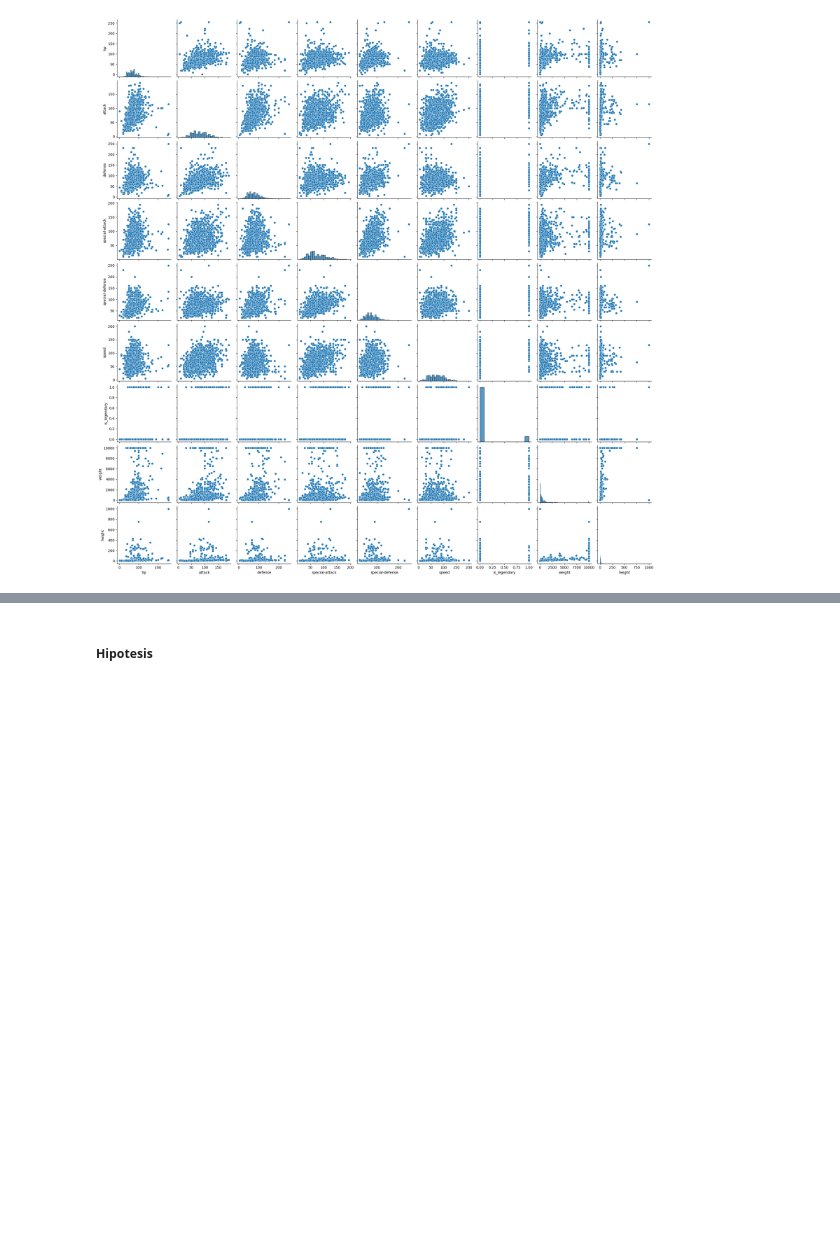
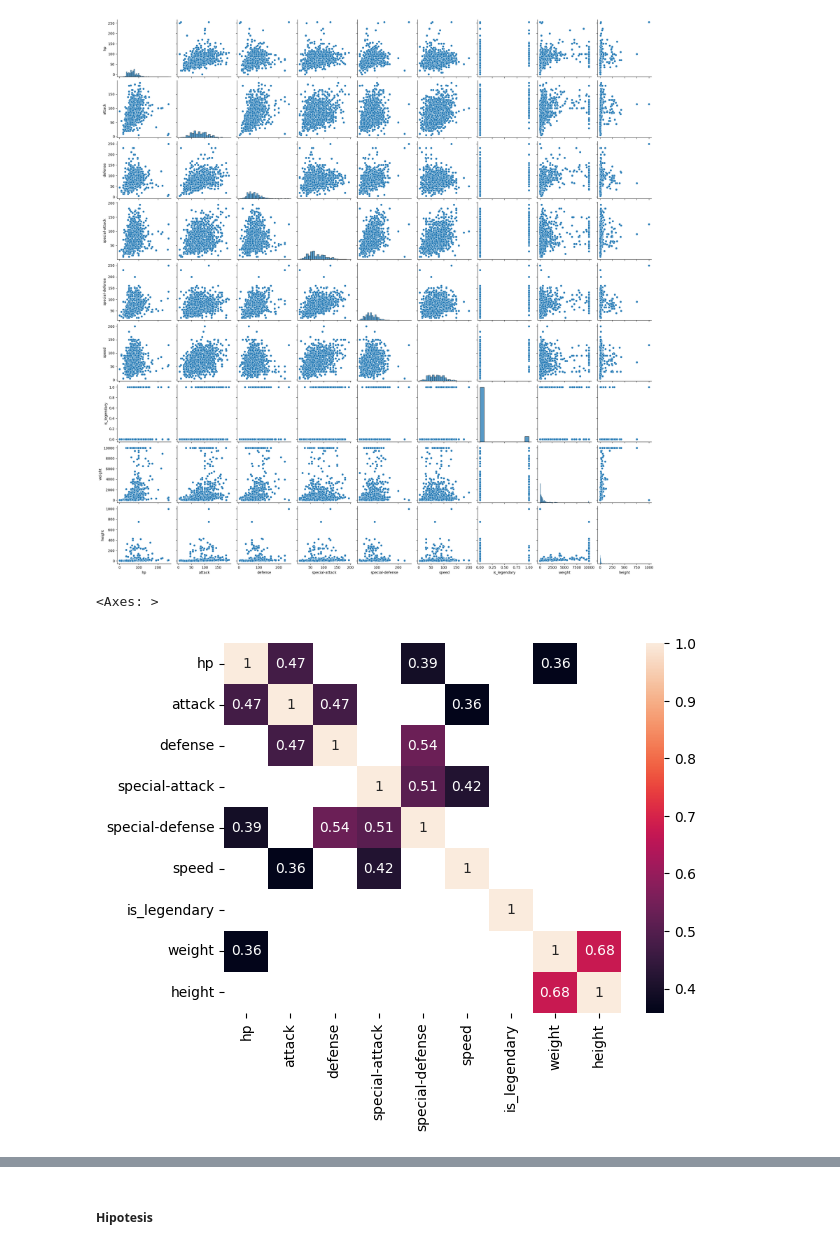
Before and after one commit to angelrodnah/DS_PT_09_2023, a Jupyter notebook: Data_Analysis/4-API/Teoría/API.ipynb, the cells around one changed output, grey strips where cells are left out. Drawn from its saved outputs; the diff is of its cells as text; code cells hidden in the pictures; blank space fills up the shorter version.

```diff
--- a/Data_Analysis/4-API/Teoría/API.ipynb
+++ b/Data_Analysis/4-API/Teoría/API.ipynb
@@ -377,4 +389,11 @@ sns.pairplot(pokemon_df)
 # %% [output]
 <seaborn.axisgrid.PairGrid at 0x...>
 [figure]
+# %%
+corr_pokemon=pokemon_df.select_dtypes(exclude='object').corr()
+# %%
+sns.heatmap(corr_pokemon[corr_pokemon>.35], annot=True)
+# %% [output]
+<Axes: >
+[figure, added]
 # %%
```
Also changed, not shown: parts of 5 cells of this notebook, 2 other files.
